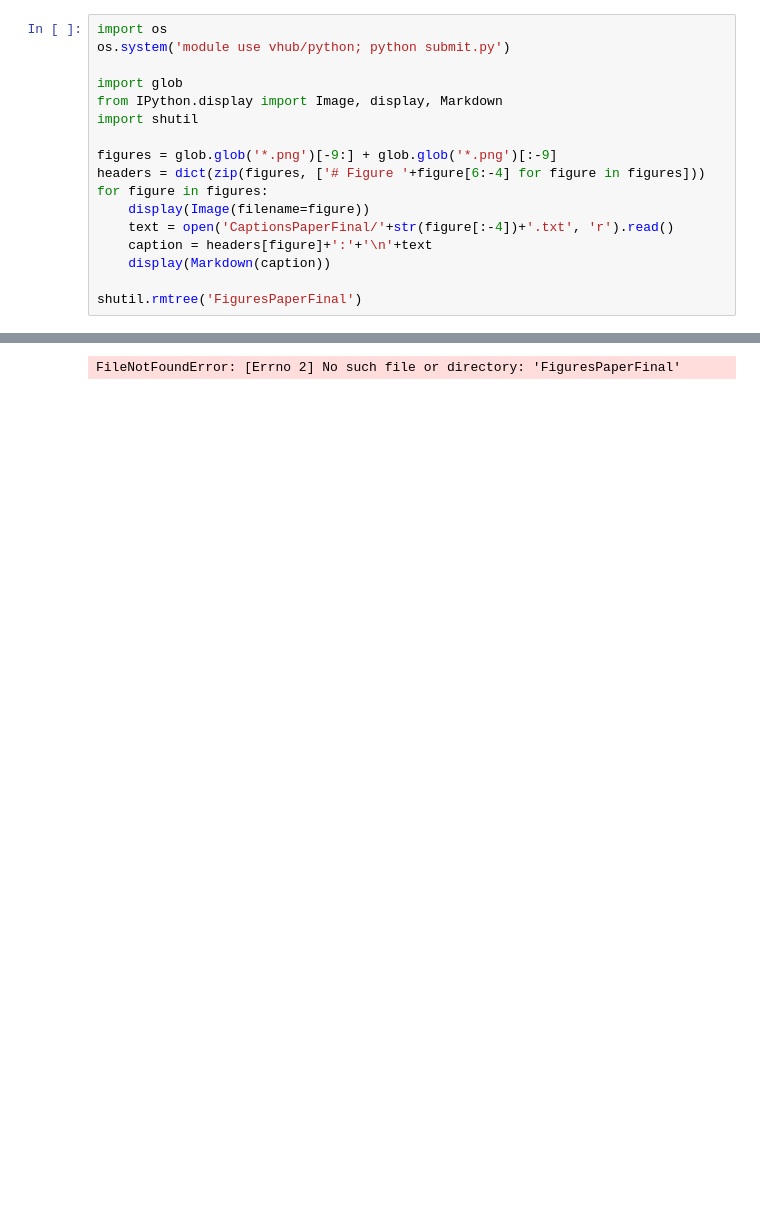
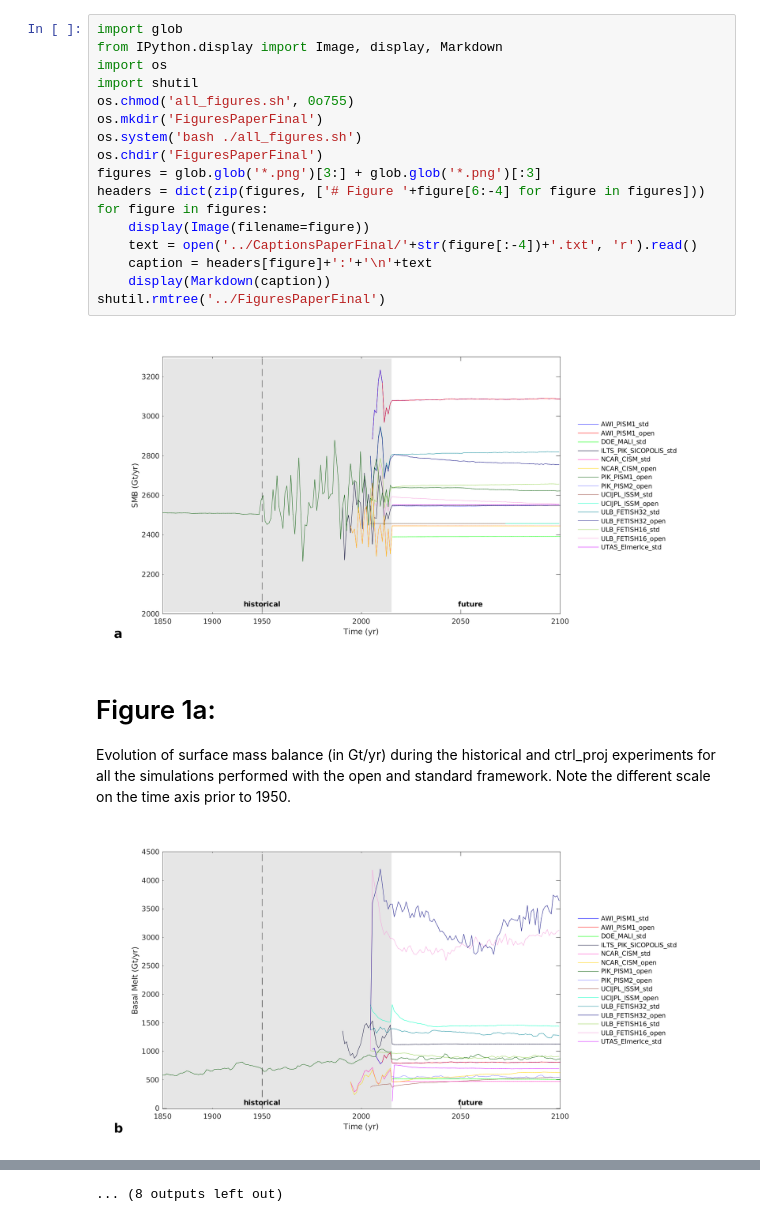
Before and after one commit to ajbecerr/ismip6aisgit, a Jupyter notebook: GHub.ipynb, the cells around one changed output, grey strips where cells are left out. Saved outputs shown, nothing was run; the diff lists cells and outputs as text; blank space fills up the shorter version.

```diff
--- a/GHub.ipynb
+++ b/GHub.ipynb
@@ -28,20 +28,24 @@ Contact us for inquiries about uploading datasets.
 
 # Body of the code starts.
 # %%
-import os
-os.system('module use vhub/python; python submit.py')
-
 import glob
 from IPython.display import Image, display, Markdown
+import os
 import shutil
-
-figures = glob.glob('*.png')[-9:] + glob.glob('*.png')[:-9]
+os.chmod('all_figures.sh', 0o755)
+os.mkdir('FiguresPaperFinal')
+os.system('bash ./all_figures.sh')
+os.chdir('FiguresPaperFinal')
+figures = glob.glob('*.png')[3:] + glob.glob('*.png')[:3]
 headers = dict(zip(figures, ['# Figure '+figure[6:-4] for figure in figures]))
 for figure in figures:
     display(Image(filename=figure))
-    text = open('CaptionsPaperFinal/'+str(figure[:-4])+'.txt', 'r').read()
+    text = open('../CaptionsPaperFinal/'+str(figure[:-4])+'.txt', 'r').read()
     caption = headers[figure]+':'+'\n'+text
     display(Markdown(caption))
-
-shutil.rmtree('FiguresPaperFinal')
+shutil.rmtree('../FiguresPaperFinal')
 # %% [output]
+[figure, added]
+# Figure 1a:
+Evolution of surface mass balance (in Gt/yr) during the historical and ctrl_proj experiments for all the simulations performed with the open and standard framework. Note the different scale on the time axis prior to 1950.
+[figure, added]
@@ -48 +66 @@ shutil.rmtree('FiguresPaperFinal')
-FileNotFoundError: [Errno 2] No such file or directory: 'FiguresPaperFinal'
+... (8 outputs left out)
```
Also changed, not shown: parts of 2 cells of this notebook, 7 other files.
